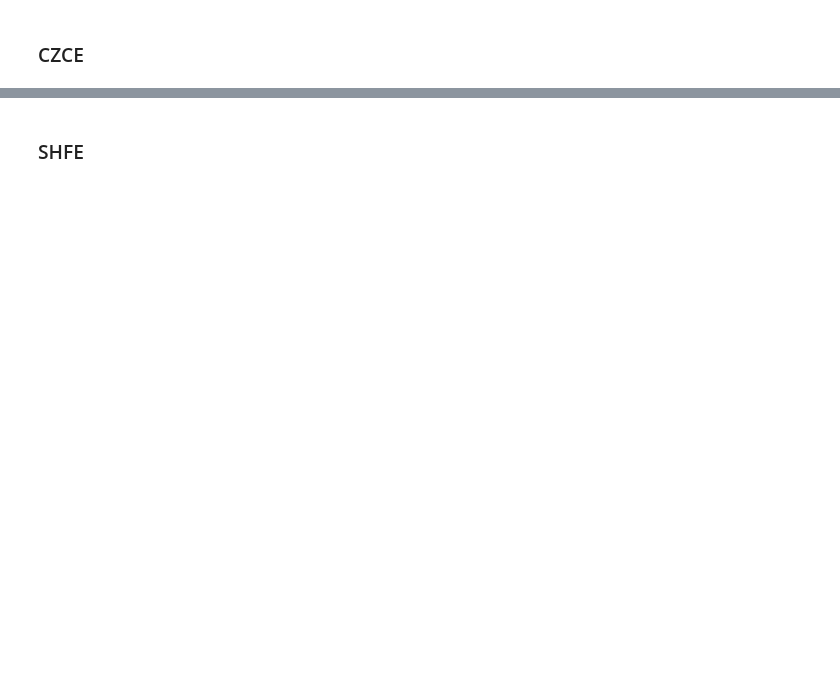
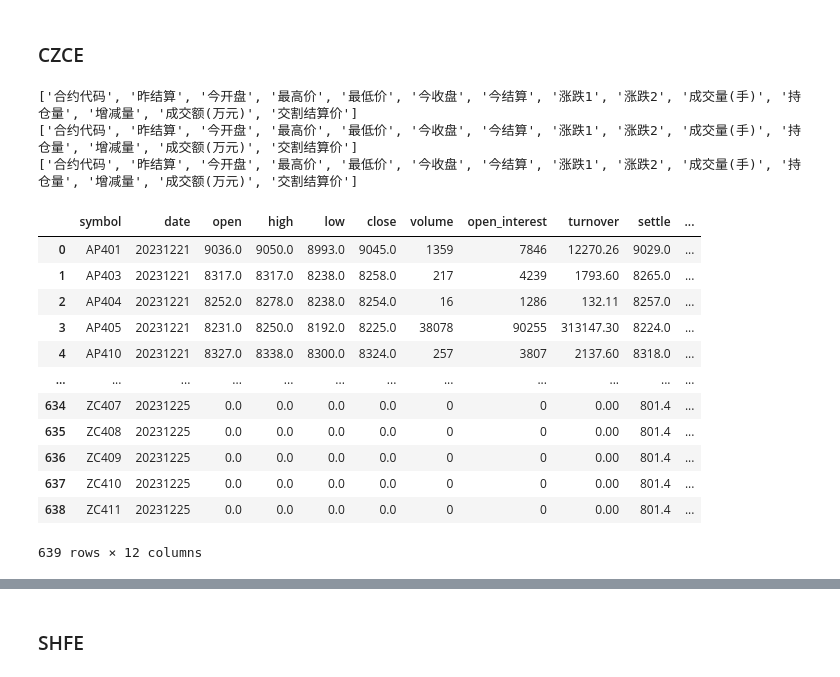
Before and after one commit to Howard-66/futures_nexus, a Jupyter notebook: download.ipynb, the cells around one changed output, grey strips where cells are left out. Cells and saved outputs as stored; diff of their text form; code cells hidden in the pictures; blank space fills up the shorter version.

```diff
--- a/download.ipynb
+++ b/download.ipynb
@@ -584,5 +584,24 @@ Current Period:  20240120 20240131
 # %% [markdown]
 ### CZCE
+# %%
+ak.get_futures_daily(start_date='20231221', end_date='20231225', market="CZCE")
+# %% [output]
+['合约代码', '昨结算', '今开盘', '最高价', '最低价', '今收盘', '今结算', '涨跌1', '涨跌2', '成交量(手)', '持仓量', '增减量', '成交额(万元)', '交割结算价']
+['合约代码', '昨结算', '今开盘', '最高价', '最低价', '今收盘', '今结算', '涨跌1', '涨跌2', '成交量(手)', '持仓量', '增减量', '成交额(万元)', '交割结算价']
+['合约代码', '昨结算', '今开盘', '最高价', '最低价', '今收盘', '今结算', '涨跌1', '涨跌2', '成交量(手)', '持仓量', '增减量', '成交额(万元)', '交割结算价']
+|  | symbol | date | open | high | low | close | volume | open_interest | turnover | settle | ... |
+| 0 | AP401 | 20231221 | 9036.0 | 9050.0 | 8993.0 | 9045.0 | 1359 | 7846 | 12270.26 | 9029.0 | ... |
+| 1 | AP403 | 20231221 | 8317.0 | 8317.0 | 8238.0 | 8258.0 | 217 | 4239 | 1793.60 | 8265.0 | ... |
+| 2 | AP404 | 20231221 | 8252.0 | 8278.0 | 8238.0 | 8254.0 | 16 | 1286 | 132.11 | 8257.0 | ... |
+| 3 | AP405 | 20231221 | 8231.0 | 8250.0 | 8192.0 | 8225.0 | 38078 | 90255 | 313147.30 | 8224.0 | ... |
+| 4 | AP410 | 20231221 | 8327.0 | 8338.0 | 8300.0 | 8324.0 | 257 | 3807 | 2137.60 | 8318.0 | ... |
+| ... | ... | ... | ... | ... | ... | ... | ... | ... | ... | ... | ... |
+| 634 | ZC407 | 20231225 | 0.0 | 0.0 | 0.0 | 0.0 | 0 | 0 | 0.00 | 801.4 | ... |
+| 635 | ZC408 | 20231225 | 0.0 | 0.0 | 0.0 | 0.0 | 0 | 0 | 0.00 | 801.4 | ... |
+| 636 | ZC409 | 20231225 | 0.0 | 0.0 | 0.0 | 0.0 | 0 | 0 | 0.00 | 801.4 | ... |
+| 637 | ZC410 | 20231225 | 0.0 | 0.0 | 0.0 | 0.0 | 0 | 0 | 0.00 | 801.4 | ... |
+| 638 | ZC411 | 20231225 | 0.0 | 0.0 | 0.0 | 0.0 | 0 | 0 | 0.00 | 801.4 | ... |
+639 rows × 12 columns
 # %%
 last_date = dws.get_last_date('czce')
 last_date = pd.to_datetime(last_date)
```
Also changed, not shown: parts of 8 cells of this notebook.
